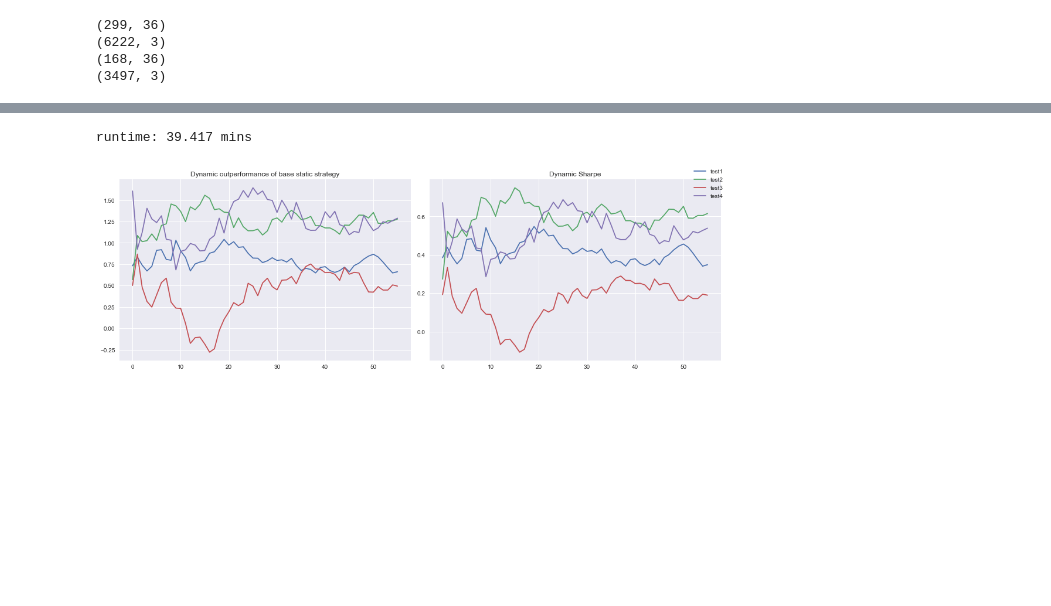
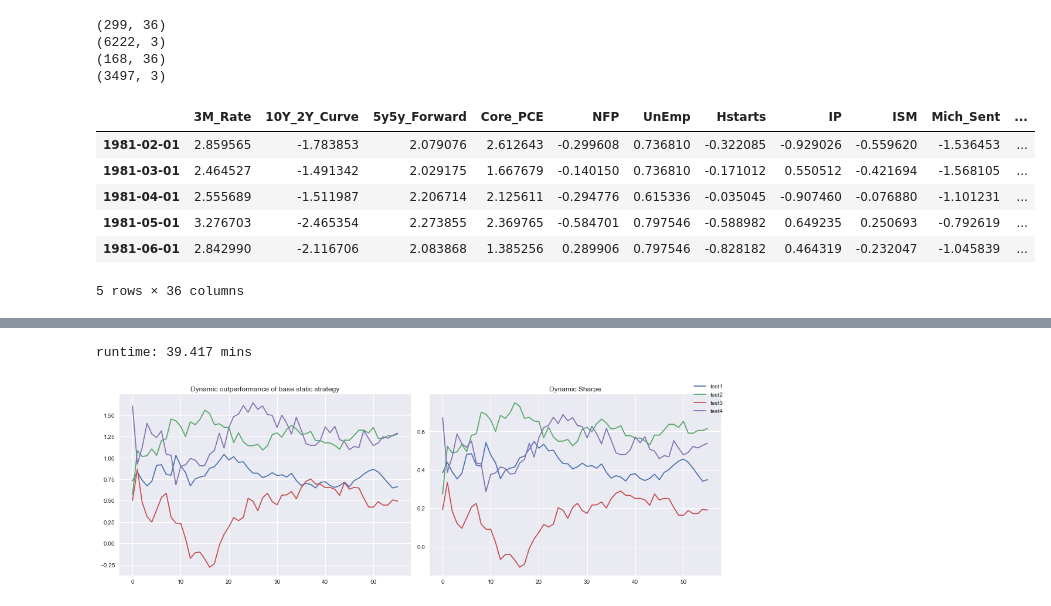
Before and after one commit to mkosik89/Springboard, a Jupyter notebook: Capstone_2/Models/KNN_2PartClean.ipynb, the cells around one changed output, grey strips where cells are left out. Cells and saved outputs as stored; diff of their text form; code cells hidden in the pictures; blank space fills up the shorter version.

```diff
--- a/Capstone_2/Models/KNN_2PartClean.ipynb
+++ b/Capstone_2/Models/KNN_2PartClean.ipynb
@@ -101,3 +55,14 @@ print(returns_test.shape)
 (6222, 3)
 (168, 36)
 (3497, 3)
+# %%
+df_feat_train.head()
+# daily series like 3m Rate is average across the month
+# %% [output]
+|  | 3M_Rate | 10Y_2Y_Curve | 5y5y_Forward | Core_PCE | NFP | UnEmp | Hstarts | IP | ISM | Mich_Sent | ... |
+| 1981-02-01 | 2.859565 | -1.783853 | 2.079076 | 2.612643 | -0.299608 | 0.736810 | -0.322085 | -0.929026 | -0.559620 | -1.536453 | ... |
+| 1981-03-01 | 2.464527 | -1.491342 | 2.029175 | 1.667679 | -0.140150 | 0.736810 | -0.171012 | 0.550512 | -0.421694 | -1.568105 | ... |
+| 1981-04-01 | 2.555689 | -1.511987 | 2.206714 | 2.125611 | -0.294776 | 0.615336 | -0.035045 | -0.907460 | -0.076880 | -1.101231 | ... |
+| 1981-05-01 | 3.276703 | -2.465354 | 2.273855 | 2.369765 | -0.584701 | 0.797546 | -0.588982 | 0.649235 | 0.250693 | -0.792619 | ... |
+| 1981-06-01 | 2.842990 | -2.116706 | 2.083868 | 1.385256 | 0.289906 | 0.797546 | -0.828182 | 0.464319 | -0.232047 | -1.045839 | ... |
+5 rows × 36 columns
```
Also changed, not shown: parts of 24 cells of this notebook.
